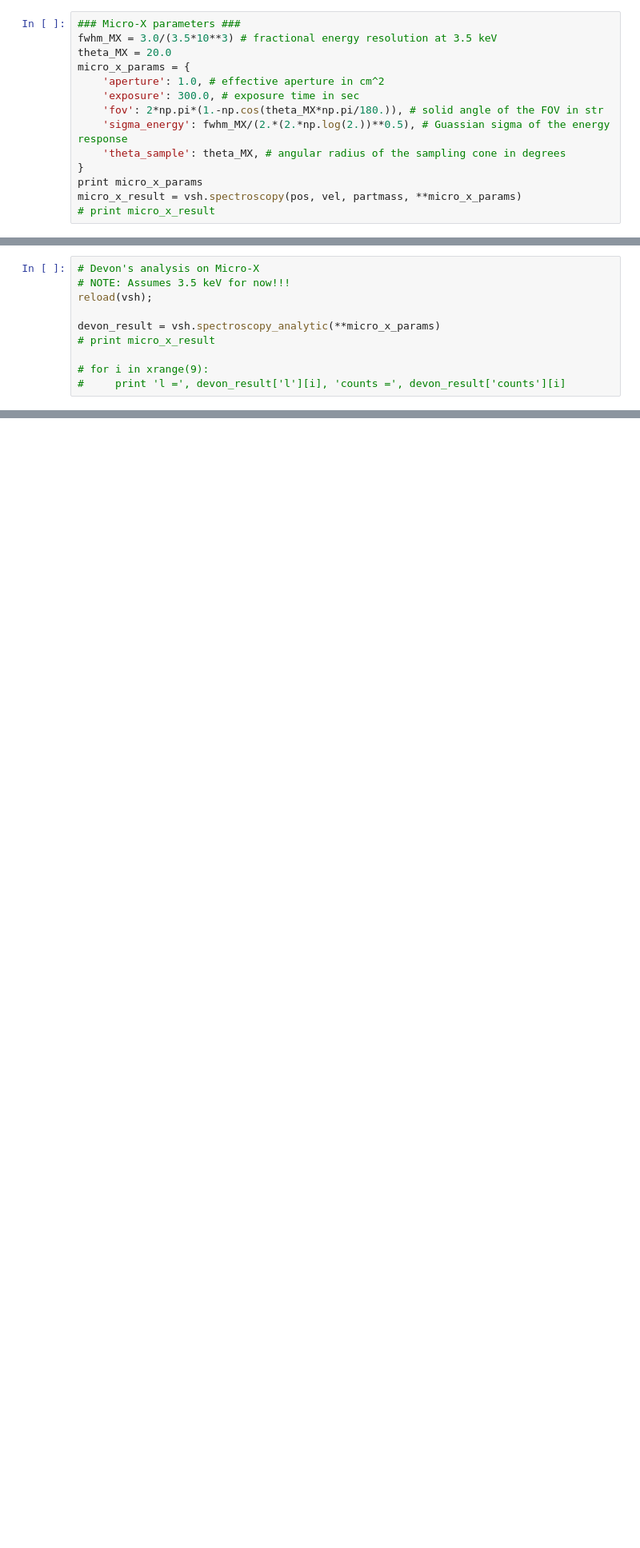
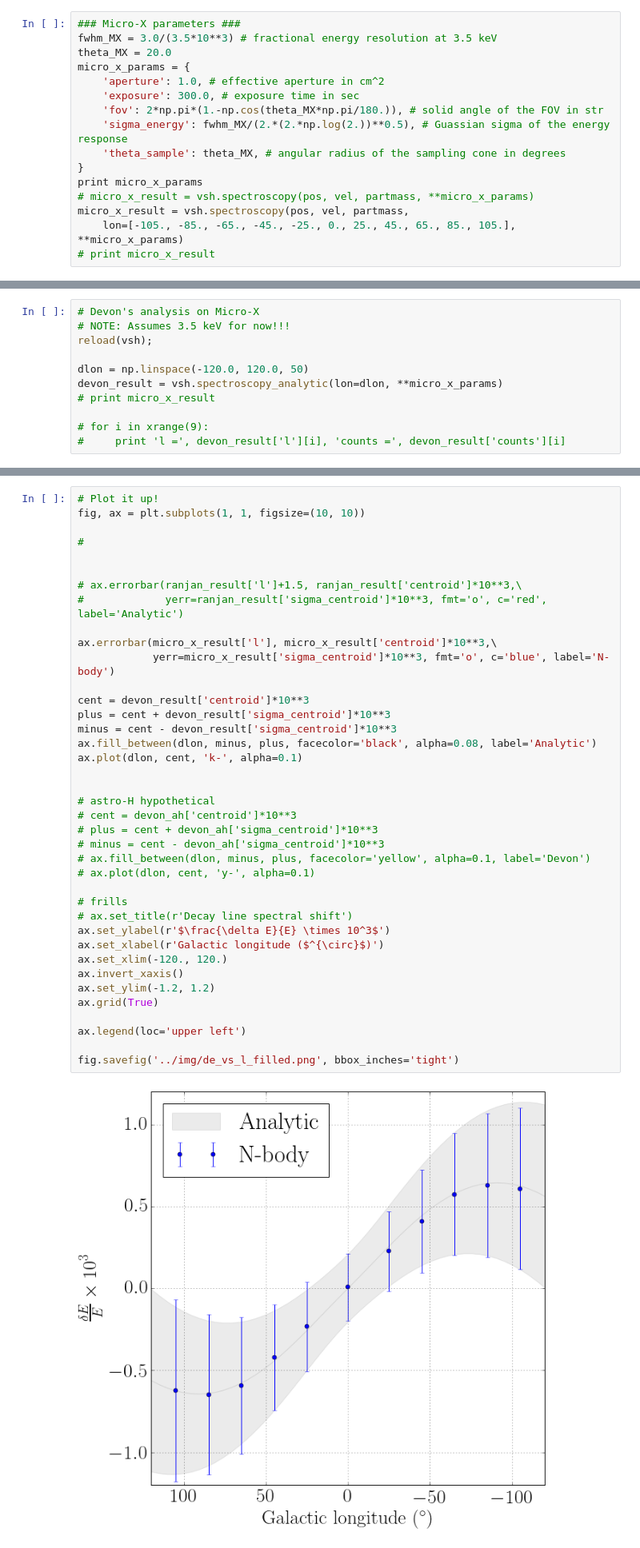
Before and after one commit to ranjanlaha/DMVS, a Jupyter notebook: python/spectroscopy.ipynb, the cells around one changed output, grey strips where cells are left out. Shown at 80% size. Drawn from its saved outputs; the diff is of its cells as text; blank space fills up the shorter version.

Commit message:
Add filled theory curve to plot

```diff
--- a/python/spectroscopy.ipynb
+++ b/python/spectroscopy.ipynb
@@ -56,7 +56,9 @@ micro_x_params = {
     'theta_sample': theta_MX, # angular radius of the sampling cone in degrees
 }
 print micro_x_params
-micro_x_result = vsh.spectroscopy(pos, vel, partmass, **micro_x_params)
+# micro_x_result = vsh.spectroscopy(pos, vel, partmass, **micro_x_params)
+micro_x_result = vsh.spectroscopy(pos, vel, partmass,
+    lon=[-105., -85., -65., -45., -25., 0., 25., 45., 65., 85., 105.], **micro_x_params)
 # print micro_x_result
 # %% [output]
 {'aperture': 1.0, 'fov': 0.37892243899248773, 'sigma_energy': 0.00036399505726629385, 'theta_sample': 20.0, 'exposure': 300.0}
@@ -74,7 +76,8 @@ ranjan_result = {'l': np.array([-65., -25., 25., 65.]), 'centroid': np.array([0.
 # NOTE: Assumes 3.5 keV for now!!!
 reload(vsh);
 
-devon_result = vsh.spectroscopy_analytic(**micro_x_params)
+dlon = np.linspace(-120.0, 120.0, 50)
+devon_result = vsh.spectroscopy_analytic(lon=dlon, **micro_x_params)
 # print micro_x_result
 
 # for i in xrange(9):
@@ -84,3 +97,44 @@ devon_result = vsh.spectroscopy_analytic(**micro_x_params)
+# %%
+# Plot it up!
+fig, ax = plt.subplots(1, 1, figsize=(10, 10))
+
+#
+
+
+# ax.errorbar(ranjan_result['l']+1.5, ranjan_result['centroid']*10**3,\
+#             yerr=ranjan_result['sigma_centroid']*10**3, fmt='o', c='red', label='Analytic')
+
+ax.errorbar(micro_x_result['l'], micro_x_result['centroid']*10**3,\
+            yerr=micro_x_result['sigma_centroid']*10**3, fmt='o', c='blue', label='N-body')
+
+cent = devon_result['centroid']*10**3
+plus = cent + devon_result['sigma_centroid']*10**3
+minus = cent - devon_result['sigma_centroid']*10**3
+ax.fill_between(dlon, minus, plus, facecolor='black', alpha=0.08, label='Analytic')
+ax.plot(dlon, cent, 'k-', alpha=0.1)
+
+
+# astro-H hypothetical
+# cent = devon_ah['centroid']*10**3
+# plus = cent + devon_ah['sigma_centroid']*10**3
+# minus = cent - devon_ah['sigma_centroid']*10**3
+# ax.fill_between(dlon, minus, plus, facecolor='yellow', alpha=0.1, label='Devon')
+# ax.plot(dlon, cent, 'y-', alpha=0.1)
+
+# frills
+# ax.set_title(r'Decay line spectral shift')
+ax.set_ylabel(r'$\frac{\delta E}{E} \times 10^3$')
+ax.set_xlabel(r'Galactic longitude ($^{\circ}$)')
+ax.set_xlim(-120., 120.)
+ax.invert_xaxis()
+ax.set_ylim(-1.2, 1.2)
+ax.grid(True)
+
+ax.legend(loc='upper left')
+
+fig.savefig('../img/de_vs_l_filled.png', bbox_inches='tight')
+# %% [output]
+[figure, added]
 # %%
 # Plot it up!
 fig, ax = plt.subplots(1, 1, figsize=(10, 10))
```
Also changed, not shown: parts of 3 cells of this notebook, 3 other files.
